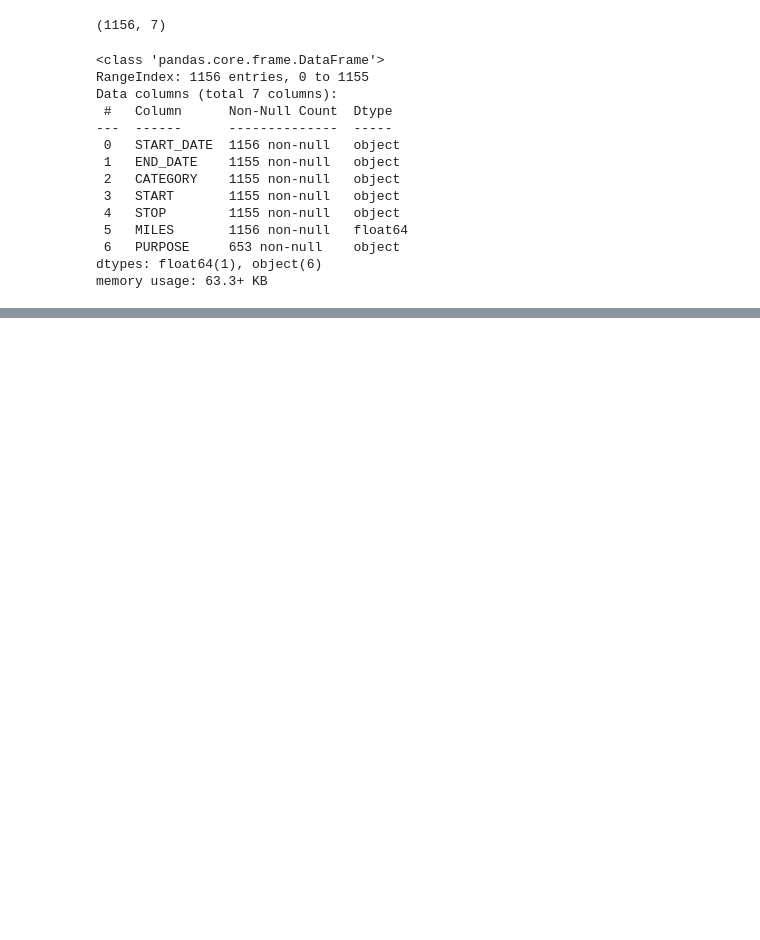
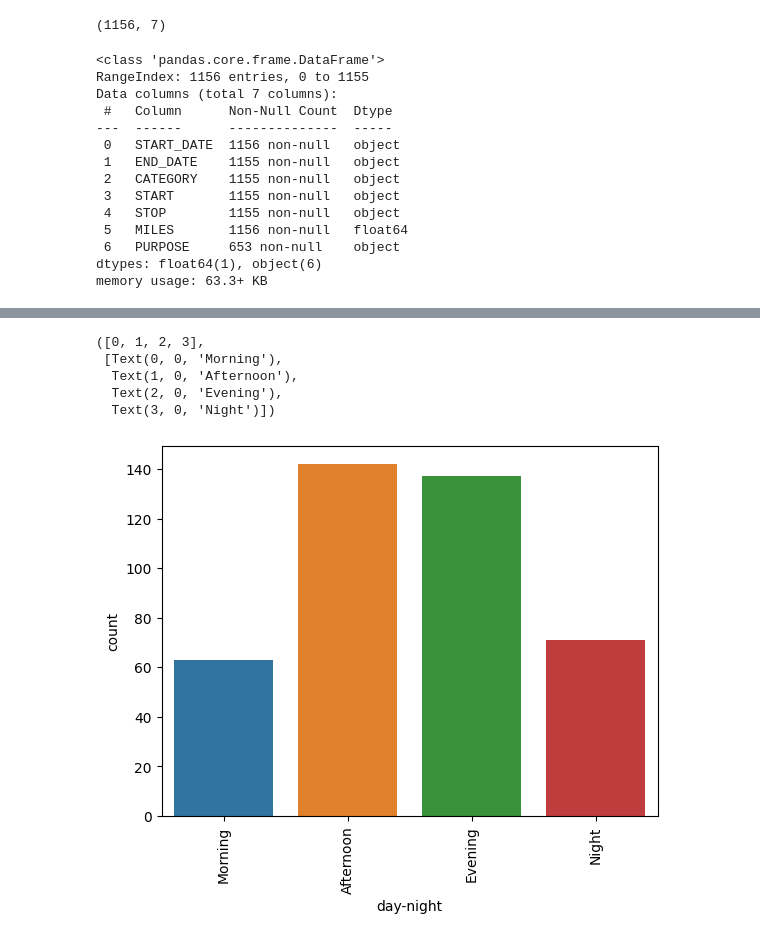
Before and after one commit to briwhi/uber_ride_data, a Jupyter notebook: uber_ride_data.ipynb, the cells around one changed output, grey strips where cells are left out. Drawn from its saved outputs; the diff is of its cells as text; code cells hidden in the pictures; blank space fills up the shorter version.

```diff
--- a/uber_ride_data.ipynb
+++ b/uber_ride_data.ipynb
@@ -65,0 +91,10 @@ dataset.drop_duplicates(inplace=True)
+# %%
+sns.countplot(x = dataset['day-night'], hue = dataset['day-night'])
+plt.xticks(rotation=90)
+# %% [output]
+([0, 1, 2, 3],
+ [Text(0, 0, 'Morning'),
+  Text(1, 0, 'Afternoon'),
+  Text(2, 0, 'Evening'),
+  Text(3, 0, 'Night')])
+[figure, added]
```
Also changed, not shown: parts of 5 cells of this notebook.
